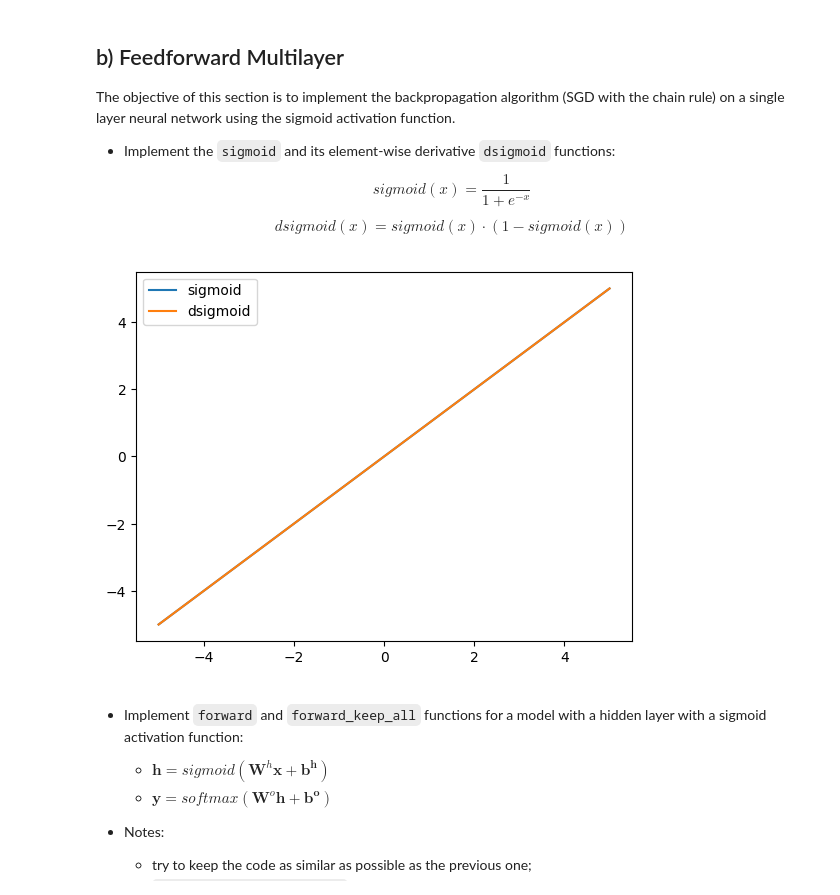
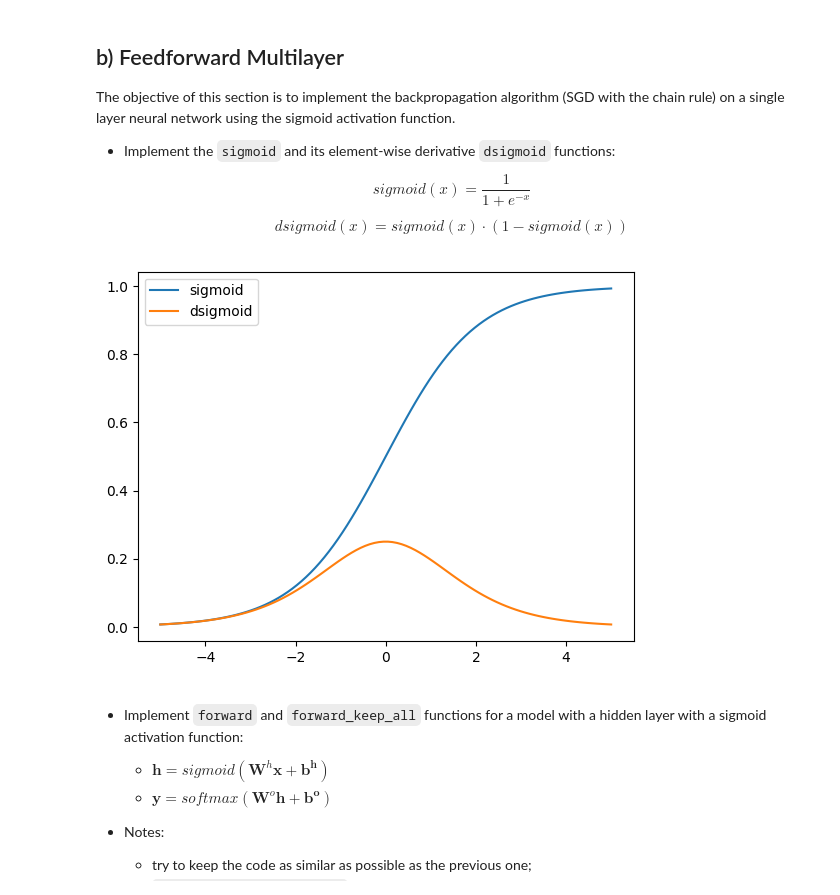
Before and after one commit to larsswenh/Deep_learning, a Jupyter notebook: codes/1_tutorial/lab04_backpropagation/Backpropagation_numpy.ipynb, the cells around one changed output. Drawn from its saved outputs; the diff is of its cells as text; code cells hidden in the pictures.

```diff
--- a/codes/1_tutorial/lab04_backpropagation/Backpropagation_numpy.ipynb
+++ b/codes/1_tutorial/lab04_backpropagation/Backpropagation_numpy.ipynb
@@ -392,21 +392,19 @@ dsigmoid(x) = sigmoid(x) \cdot (1 - sigmoid(x))
 $$
 # %%
 def sigmoid(X):
-    # TODO
-    return X
+    return 1/(1+np.exp(-X))
 
 
 def dsigmoid(X):
-    # TODO
-    return X
+    return sigmoid(X)*(1-sigmoid(X))
 
 
 x = np.linspace(-5, 5, 100)
 plt.plot(x, sigmoid(x), label='sigmoid')
 plt.plot(x, dsigmoid(x), label='dsigmoid')
 plt.legend(loc='best');
 # %% [output]
-[figure, old version]
+[figure, new version]
 # %% [markdown]
 - Implement `forward` and `forward_keep_all` functions for a model with a hidden layer with a sigmoid activation function:
   - $\mathbf{h} = sigmoid(\mathbf{W}^h \mathbf{x} + \mathbf{b^h})$
```
Also changed, not shown: parts of 3 cells of this notebook.
